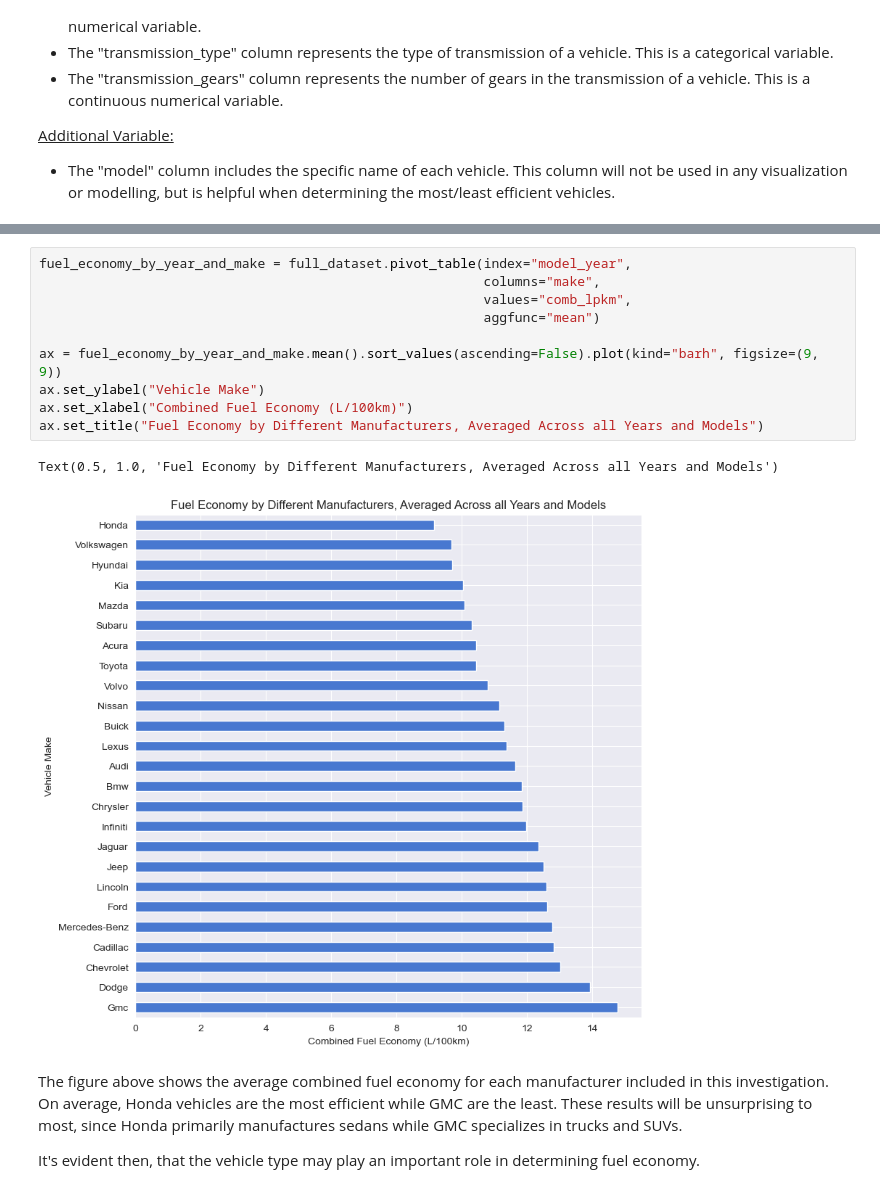
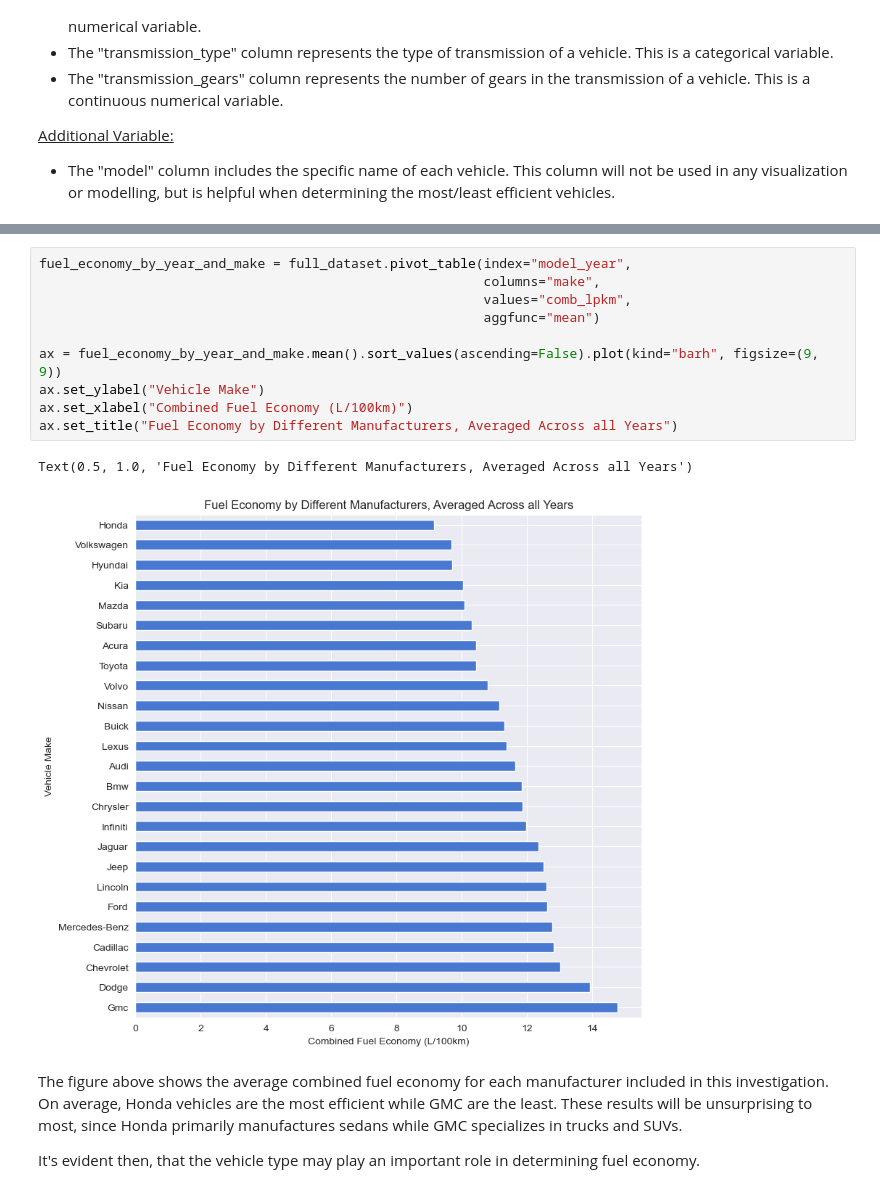
Before and after one commit to alexproskiw/Fuel-Efficiency-of-Canadian-Vehicles-Trends-and-Predictions, a Jupyter notebook: ECON323 Final Project.ipynb, the cells around one changed output, grey strips where cells are left out. Saved outputs shown, nothing was run; the diff lists cells and outputs as text.

```diff
--- a/ECON323 Final Project.ipynb
+++ b/ECON323 Final Project.ipynb
@@ -468,16 +474,16 @@ Name: model_year, dtype: int64
 # %%
 fuel_economy_by_year_and_make = full_dataset.pivot_table(index="model_year",
                                                          columns="make",
                                                          values="comb_lpkm",
                                                          aggfunc="mean")
 
 ax = fuel_economy_by_year_and_make.mean().sort_values(ascending=False).plot(kind="barh", figsize=(9, 9))
 ax.set_ylabel("Vehicle Make")
 ax.set_xlabel("Combined Fuel Economy (L/100km)")
-ax.set_title("Fuel Economy by Different Manufacturers, Averaged Across all Years and Models")
+ax.set_title("Fuel Economy by Different Manufacturers, Averaged Across all Years")
 # %% [output]
-Text(0.5, 1.0, 'Fuel Economy by Different Manufacturers, Averaged Across all Years and Models')
+Text(0.5, 1.0, 'Fuel Economy by Different Manufacturers, Averaged Across all Years')
-[figure, old version]
+[figure, new version]
 # %% [markdown]
 The figure above shows the average combined fuel economy for each manufacturer included in this investigation. On average, Honda vehicles are the most efficient while GMC are the least. These results will be unsurprising to most, since Honda primarily manufactures sedans while GMC specializes in trucks and SUVs.
 
```
Also changed, not shown: parts of 46 cells of this notebook.
